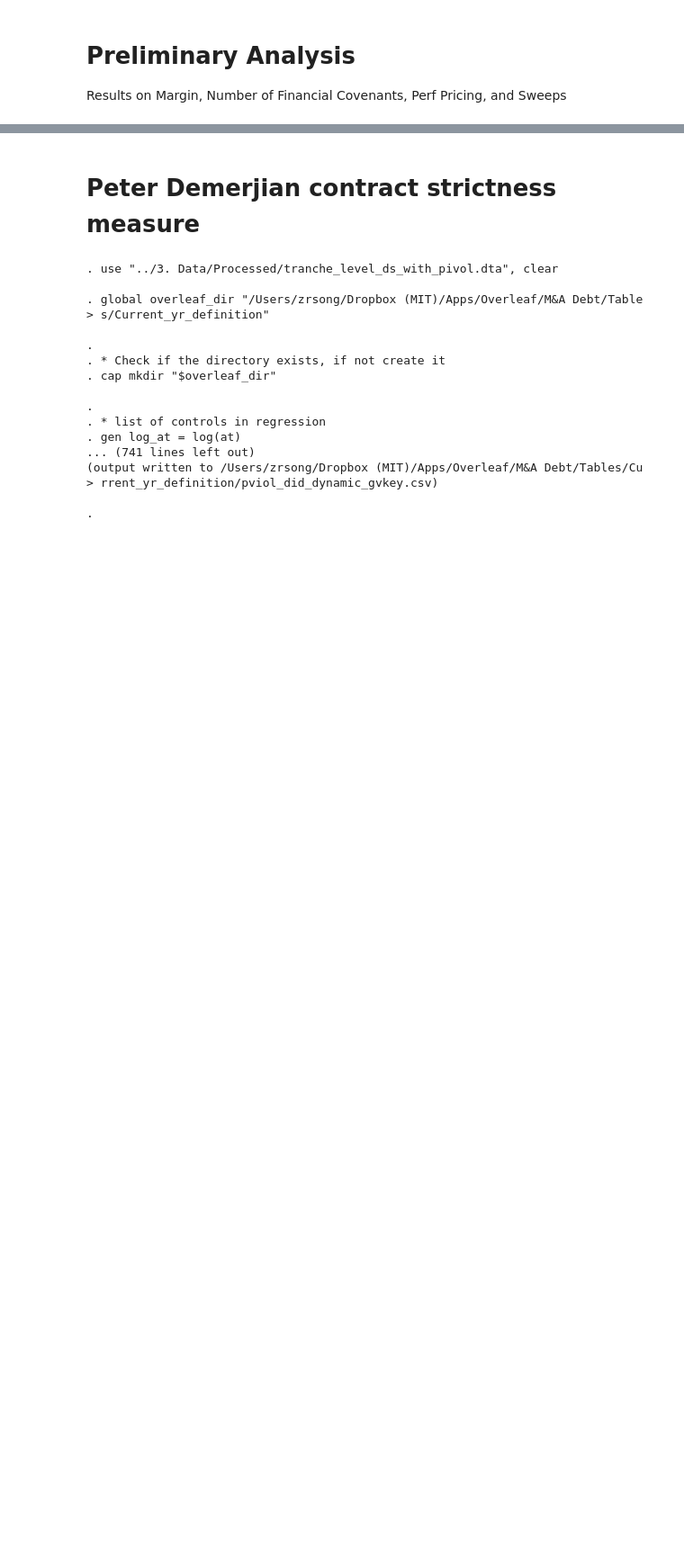
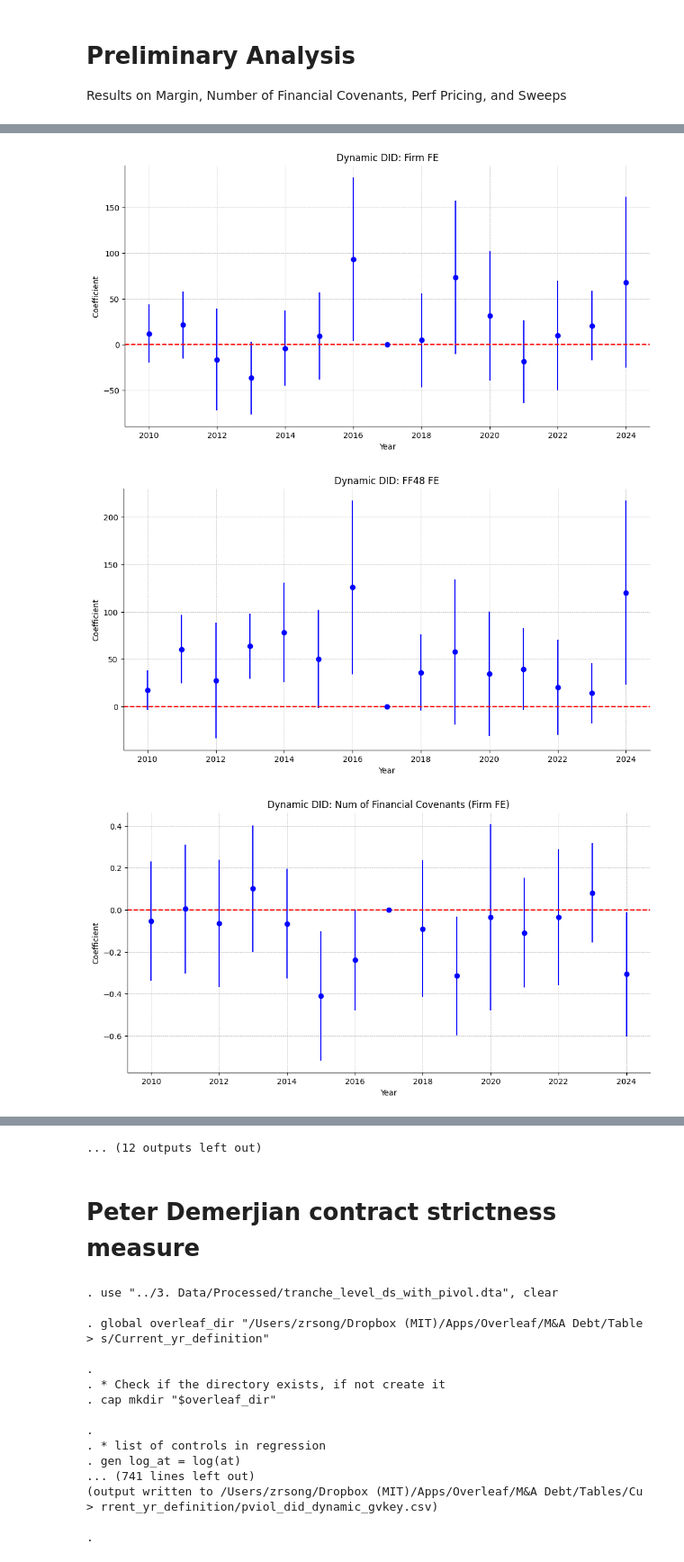
Before and after one commit to zirui-song/interest-deductibility-and-debt-contracting, a Jupyter notebook: Dealscan_Analysis.ipynb, the cells around one changed output, grey strips where cells are left out. Shown at 90% size. Cells and saved outputs as stored; diff of their text form; code cells hidden in the pictures; blank space fills up the shorter version.

```diff
--- a/Dealscan_Analysis.ipynb
+++ b/Dealscan_Analysis.ipynb
@@ -1480,32 +1584,36 @@ def plot_dynamic_did(filename, definition, title):
 
     # Clean and convert coefficient and standard error columns
     result['Coefficient'] = result['Coefficient'].str.replace('"', '').astype(float)
     result['Standard Error'] = result['Standard Error'].str.replace('"', '').astype(float)
 
     # Plot the dynamic treatment effect (Coefficient across years with 1.96 standard error bands)
     plt.figure(figsize=(12, 6))
     plt.errorbar(result['Year'], result['Coefficient'], yerr=1.96*result['Standard Error'], fmt='o', color='blue')
     plt.axhline(y=0, color='red', linestyle='--')
-    plt.scatter(2018, 0, color='blue', zorder=5)  # Add a dot in year 2018 at 0
+    plt.scatter(2017, 0, color='blue', zorder=5)  # Add a dot in year 2017 at 0
     plt.title(title)
     plt.xlabel('Year')
     plt.ylabel('Coefficient')
     plt.grid(True, linestyle='--', linewidth=0.5)
     sns.despine()
     plt.savefig(f'{overleaf_dir}/Figures/{definition}/{filename}.png')
     # close the plot to save memory
-    plt.close()
+    # plt.close()
 
 def plot_all_dynamic_did(definition):
     plot_dynamic_did('margin_did_dynamic_gvkey', definition, 'Dynamic DID: Firm FE')
     plot_dynamic_did('margin_did_dynamic_ff48', definition, 'Dynamic DID: FF48 FE')
     plot_dynamic_did('num_fin_cov_did_dynamic_gvkey', definition, 'Dynamic DID: Num of Financial Covenants (Firm FE)')
     plot_dynamic_did('num_fin_cov_did_dynamic_ff48', definition, 'Dynamic DID: Num of Financial Covenants (FF48 FE)')
     plot_dynamic_did('perf_pricing_dummy_did_dynamic_gvkey', definition, 'Dynamic DID: Performance Pricing (Firm FE)')
     plot_dynamic_did('perf_pricing_dummy_did_dynamic_ff48', definition, 'Dynamic DID: Performance Pricing (FF48 FE)')
     plot_dynamic_did('sweep_dummy_did_dynamic_gvkey', definition, 'Dynamic DID: Sweep (Firm FE)')
     plot_dynamic_did('sweep_dummy_did_dynamic_ff48', definition, 'Dynamic DID: Sweep (FF48 FE)')
 
 plot_all_dynamic_did('Current_yr_definition')
 plot_all_dynamic_did('Prev_3yr_definition')
 plot_all_dynamic_did('Prev_5yr_definition')
+# %% [output]
+[figure, added]
+[figure, added]
+[figure, added]
@@ -1512,3 +1629,4 @@ plot_all_dynamic_did('Prev_5yr_definition')
+... (12 outputs left out)
 # %% [markdown]
 # Peter Demerjian contract strictness measure
 # %%
```
Also changed, not shown: parts of 16 cells of this notebook, 4 other files.
